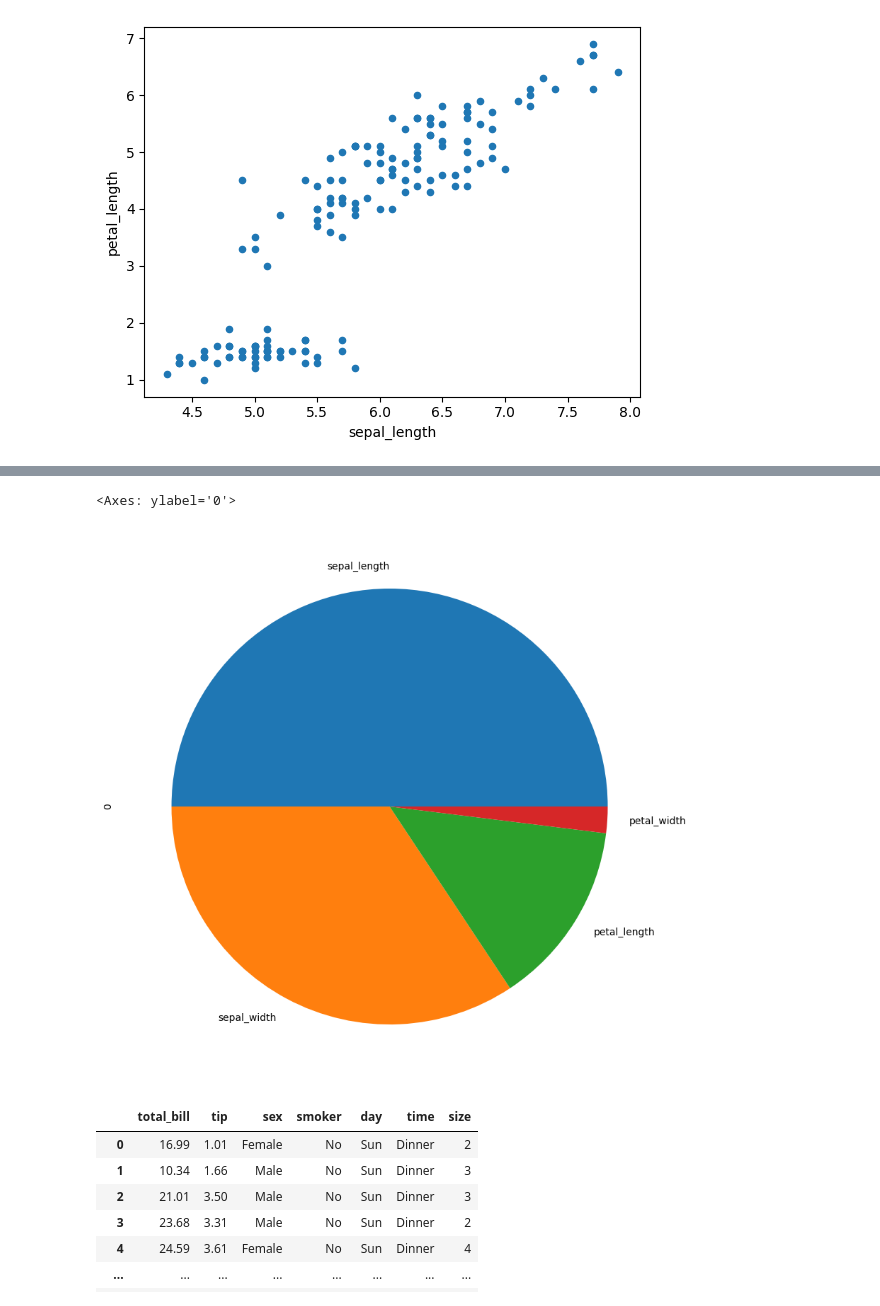
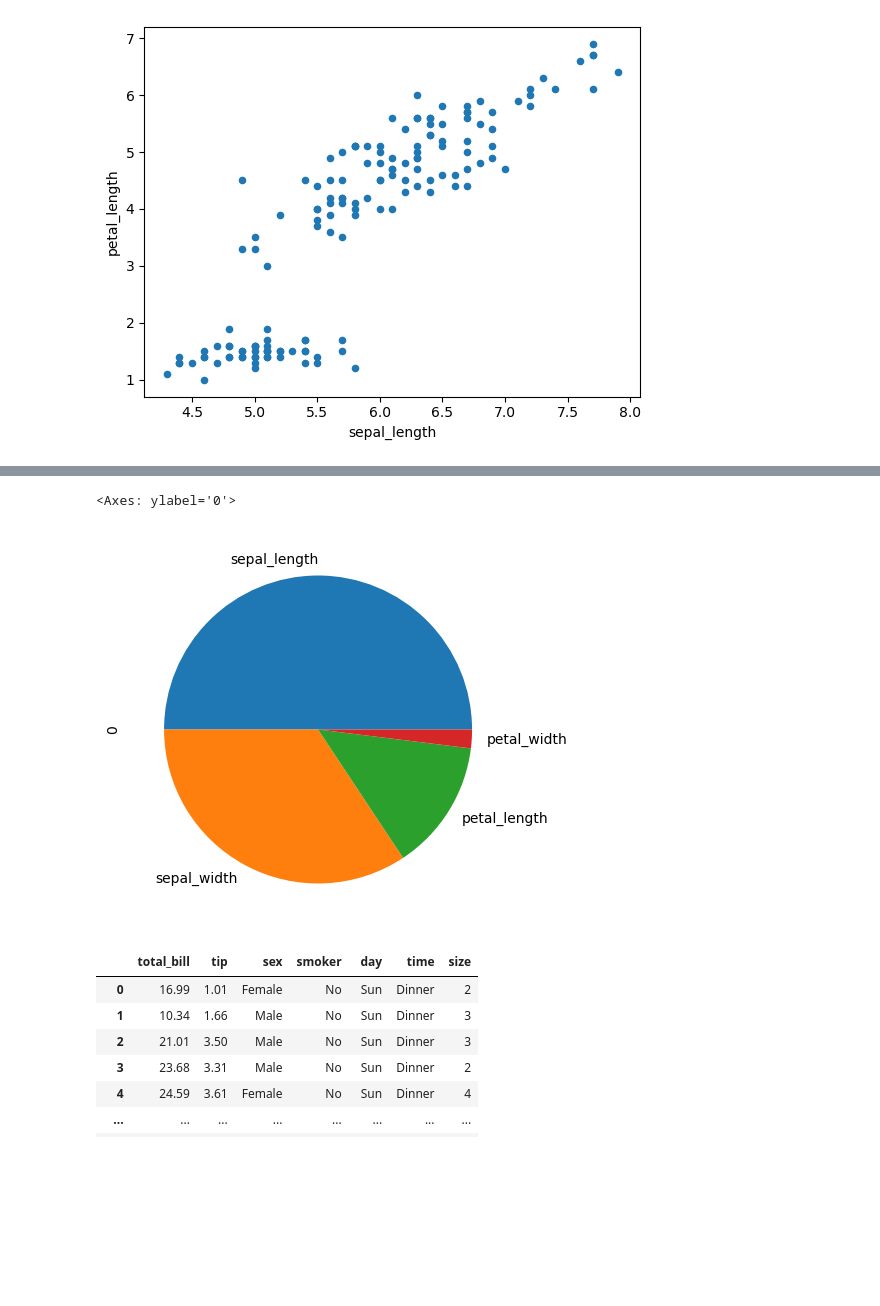
Before and after one commit to Mehadii-Hassan/FSDS-with-GenAI, a Jupyter notebook: Data Visualization/data_visualization.ipynb, the cells around one changed output, grey strips where cells are left out. Drawn from its saved outputs; the diff is of its cells as text; code cells hidden in the pictures; blank space fills up the shorter version.

Commit message:
data visualization

```diff
--- a/Data Visualization/data_visualization.ipynb
+++ b/Data Visualization/data_visualization.ipynb
@@ -133,8 +129,8 @@ dtype: float64
 # %%
-d.plot.pie(figsize = (10, 10))
+d.plot.pie(figsize = (5, 5))
 # %% [output]
 <Axes: ylabel='0'>
-[figure, old version]
+[figure, new version]
 # %%
 tips = sns.load_dataset("tips")
 tips
```
Also changed, not shown: parts of 6 cells of this notebook.
